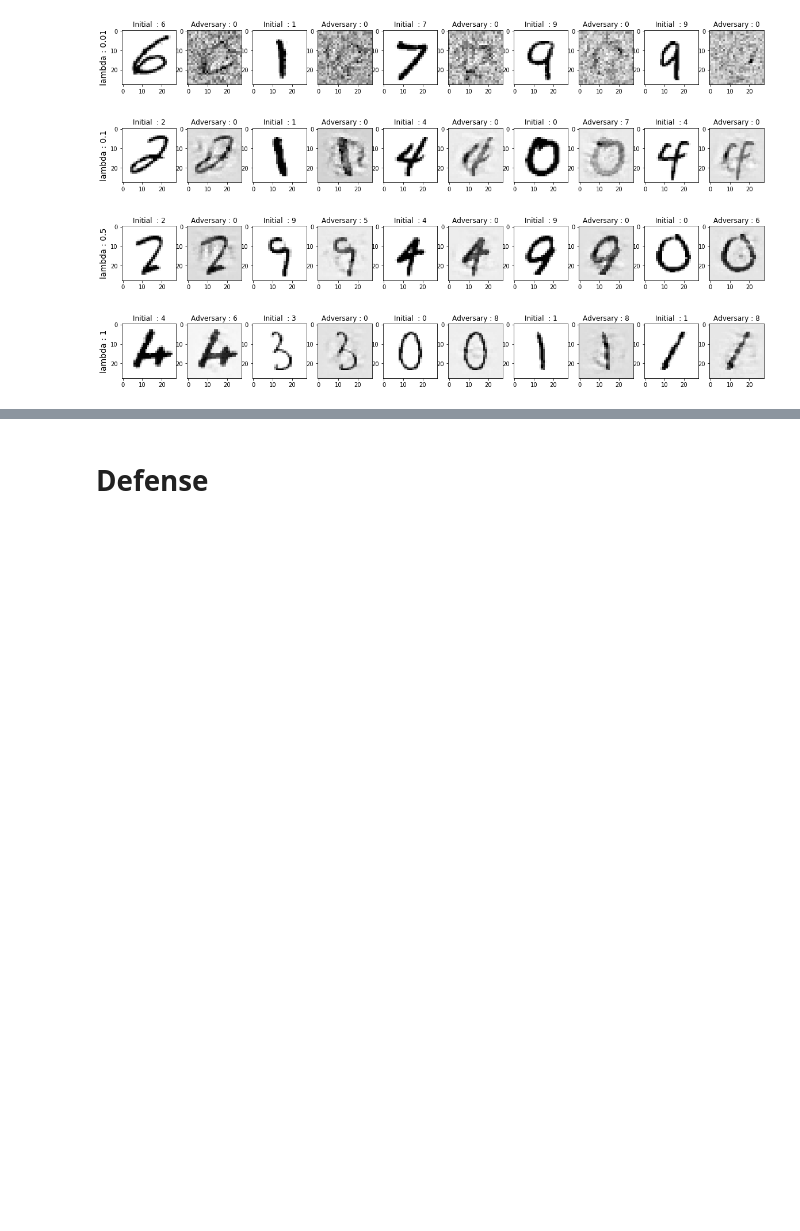
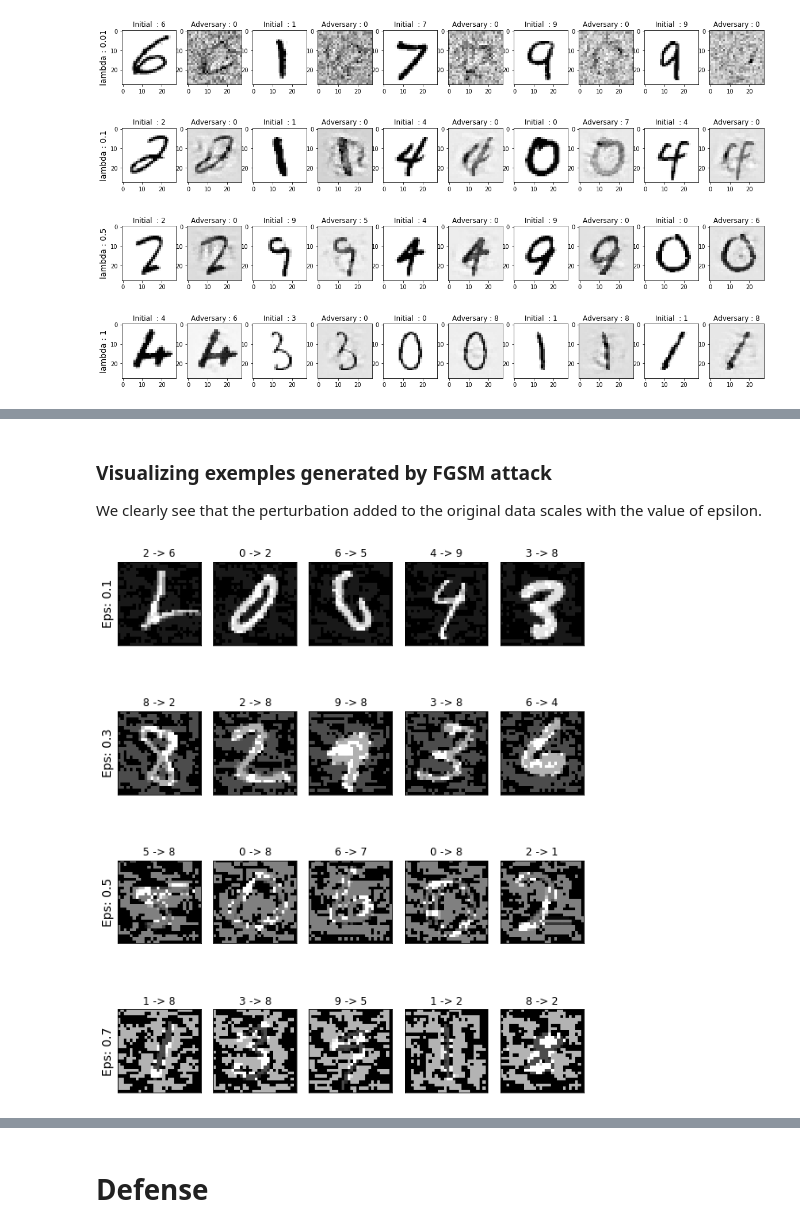
Before and after one commit to AmineDiro/Adversarial-Attacks, a Jupyter notebook: Adversarial attacks.ipynb, the cells around one changed output, grey strips where cells are left out. Saved outputs shown, nothing was run; the diff lists cells and outputs as text; code cells hidden in the pictures; blank space fills up the shorter version.

```diff
--- a/Adversarial attacks.ipynb
+++ b/Adversarial attacks.ipynb
@@ -334,0 +226,24 @@ plt.savefig('Results/Exemples LBFGS mnist.png')
+# %% [markdown]
+### Visualizing exemples generated by FGSM attack
+
+We clearly see that the perturbation added to the original data scales with the value of epsilon.
+# %%
+cnt = 0
+plt.figure(figsize=(8,10))
+for i in range(len(epsilons)):
+    for j in range(len(examples_FGSM[i])):
+        cnt += 1
+        plt.subplot(len(epsilons),len(examples_FGSM[0]),cnt)
+        plt.xticks([], [])
+        plt.yticks([], [])
+        if j == 0:
+            plt.ylabel("Eps: {}".format(epsilons[i]), fontsize=14)
+        orig,adv,ex = examples_FGSM[i][j]
+        plt.title("{} -> {}".format(orig, adv))
+        plt.imshow(ex, cmap="gray")
+plt.tight_layout()
+
+#plt.savefig('Results/Exemples FGSM mnist.png')
+plt.show()
+# %% [output]
+[figure, added]
```
Also changed, not shown: parts of 50 cells of this notebook, 7 other files.
